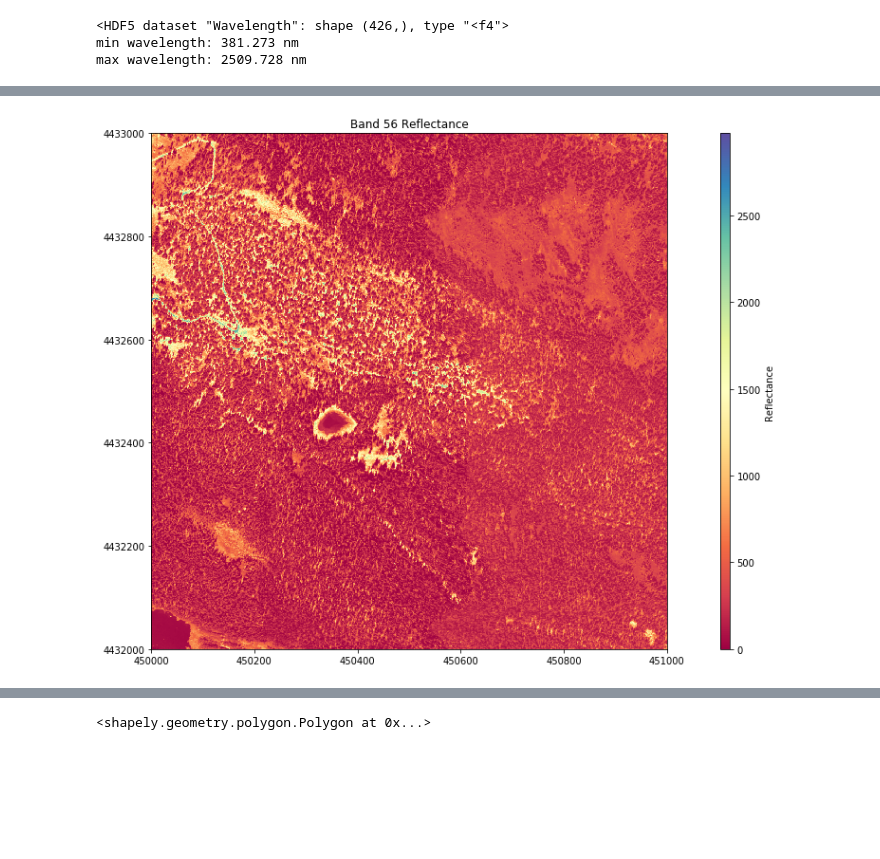
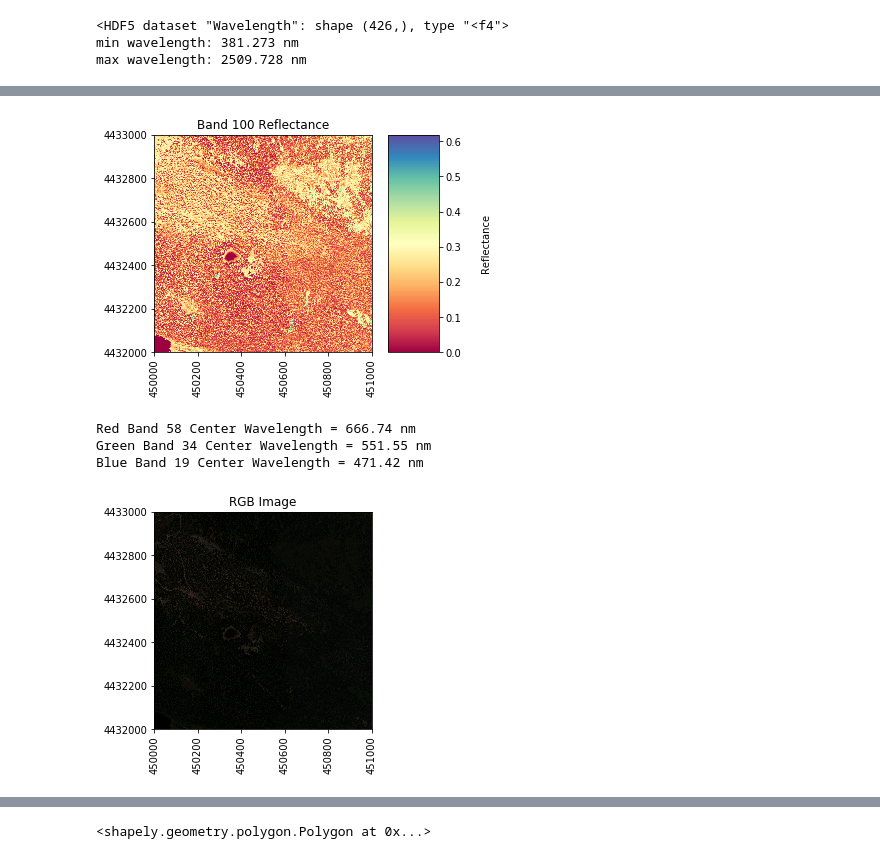
Before and after one commit to vscholl/jubilant-waffle, a Jupyter notebook: extract_spectra.ipynb, the cells around one changed output, grey strips where cells are left out. Drawn from its saved outputs; the diff is of its cells as text; code cells hidden in the pictures; blank space fills up the shorter version.

```diff
--- a/extract_spectra.ipynb
+++ b/extract_spectra.ipynb
@@ -185,8 +378,32 @@ Text(0,0.5,'Frequency')
-# %%
-hs_fig = plt.figure(figsize=(20,10))
-hs_plot = plt.imshow(b56,extent=ext,cmap='Spectral')
-cbar = plt.colorbar(hs_plot,aspect=50); cbar.set_label('Reflectance')
-plt.title('Band 56 Reflectance');
-plt.ticklabel_format(useOffset=False, style='plain') #do not use scientific notation #
-# %% [output]
-[figure, removed]
+# %%
+# plot the reflectance values with a colormap applied
+plot_aop_refl(b,
+              h5_metadata['spatial extent'],
+              colorlimit=(np.amin(b),np.amax(b)),
+              title='Band ' + str(band) + ' Reflectance',
+              cmap_title='Reflectance',
+              colormap='Spectral')
+# %% [output]
+[figure, added]
+# %%
+# RGB composite
+
+# define which bands to use to Red, Green, and Blue
+rgb_bands = (58,34,19)
+print('Red Band 58 Center Wavelength = %.2f' %(wavelengths[57]),'nm')
+print('Green Band 34 Center Wavelength = %.2f' %(wavelengths[34]),'nm')
+print('Blue Band 19 Center Wavelength = %.2f' %(wavelengths[18]),'nm')
+
+# create RGB stack for current tile
+rgb = stack_rgb(h5_data,rgb_bands)
+
+# plot RGB composite
+plot_aop_refl(rgb,
+               h5_metadata['spatial extent'],
+               title='RGB Image',
+               cbar='off')
+# %% [output]
+Red Band 58 Center Wavelength = 666.74 nm
+Green Band 34 Center Wavelength = 551.55 nm
+Blue Band 19 Center Wavelength = 471.42 nm
+[figure, added]
```
Also changed, not shown: parts of 22 cells of this notebook.
